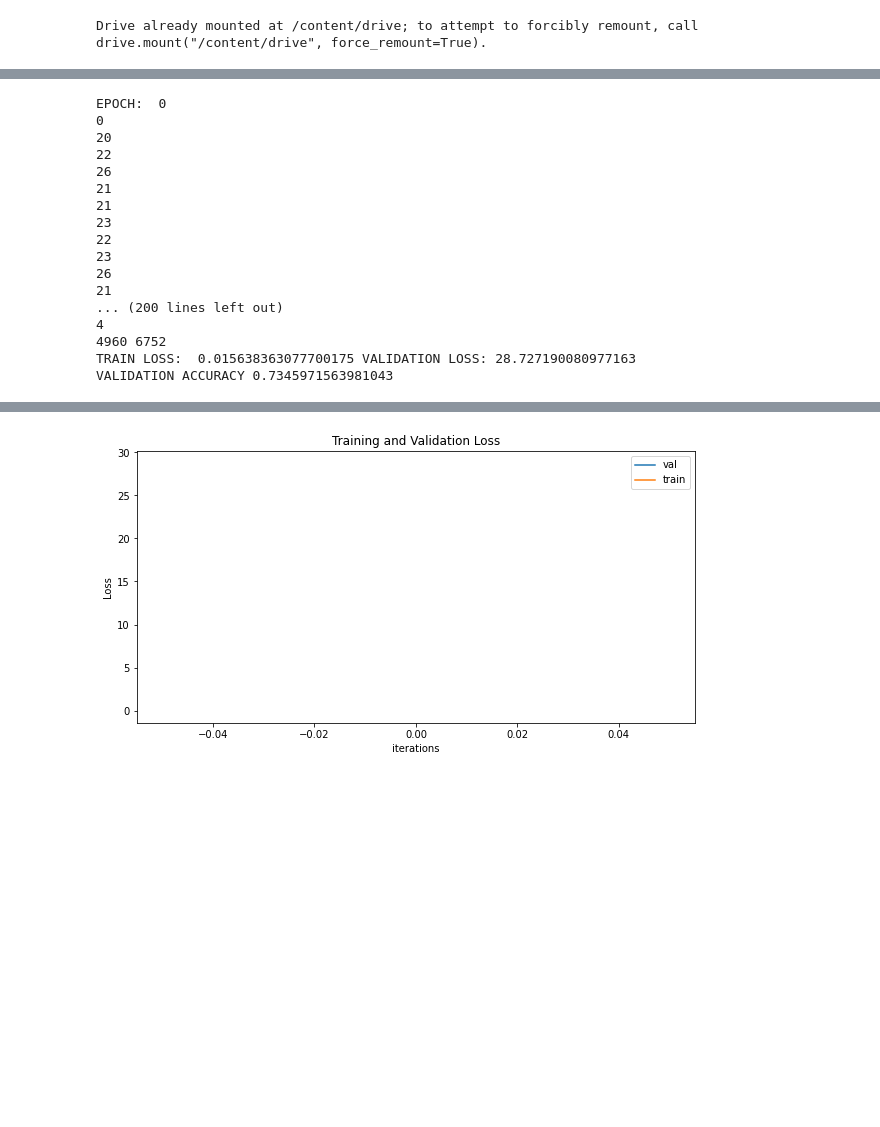
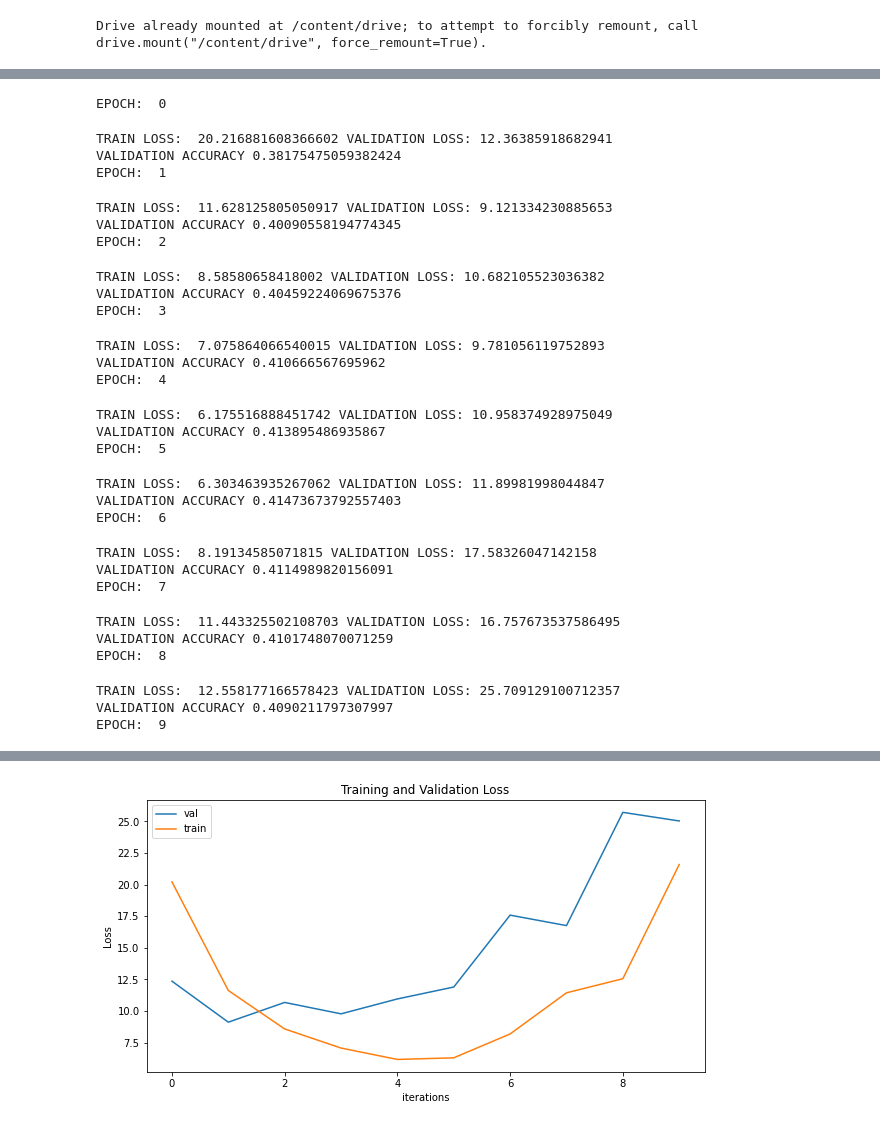
Before and after one commit to ankitbatra22/Gesture-Recognizer, a Jupyter notebook: gesture_detect.ipynb, the cells around one changed output, grey strips where cells are left out. Saved outputs shown, nothing was run; the diff lists cells and outputs as text; code cells hidden in the pictures; blank space fills up the shorter version.

```diff
--- a/gesture_detect.ipynb
+++ b/gesture_detect.ipynb
@@ -34,7 +48,7 @@ with open("./configs/config.json") as dataFile:
 save_dir = os.path.join(config["output_dir"], config["model_name"])
 
 transform = Compose([
-        #CenterCrop(100),
+        CenterCrop(100),
         #Resize(size=(300,300)),
         ToTensor()
         #Normalize(mean=[0.485, 0.456, 0.406],
@@ -73,18 +87,21 @@ val_loader = torch.utils.data.DataLoader(
     num_workers=config['num_workers'], pin_memory=True,
     drop_last=False)
 # %%
+from model import Net
+
 device = (torch.device('cuda') if torch.cuda.is_available()
 else torch.device('cpu'))
 print(torch.cuda.get_device_name(0))
 print(torch.cuda.is_available())
 
 net = Net()
+print(net)
 optimizer = torch.optim.SGD(net.parameters(), config['lr'],
                                 momentum=config['momentum'],
                                 weight_decay=config['weight_decay'])
 
 criterion = nn.CrossEntropyLoss(reduction='sum')
-EPOCHS = 1
+EPOCHS = 10
 # %% [output]
 Tesla P100-PCIE-16GB
 True
@@ -91,5 +123,6 @@ True
 # %%
 x = next(iter(val_loader))
+print(x[0].shape)
 
 NUM = 15
 
@@ -104,8 +137,8 @@ import matplotlib.pyplot as plt
 w = 12
 h = 12
 fig = plt.figure(figsize=(8, 8))
-columns = 6
-rows = 3
+columns = 8
+rows = 4
 
 for i in range(1, columns*rows):
     #img = np.random.randint(10, size=(h,w))
@@ -120,8 +155,9 @@ tensor(3)
 # %%
 import matplotlib.pyplot as plt
-
+from tqdm import tqdm
 
 net.cuda()
+torch.cuda.empty_cache()
 
 val_losses = []
 train_losses = []
@@ -134,8 +170,8 @@ for epoch in range(EPOCHS):
     net.train()
 
     print("EPOCH: ", epoch)
-    for i, (input, target) in enumerate(train_loader):
-      print(i)
+    for i, (input, target) in enumerate(tqdm(train_loader)):
+      #print(i)
       input, target = input.to(device = device), target.to(device = device)
       net.zero_grad()
       output = net(input)
@@ -145,7 +181,6 @@ for epoch in range(EPOCHS):
       loss.backward()
       optimizer.step()
       #print("LOSS", loss / 32)
-      break
 
     net.eval()
     validation_loss = 0.0
@@ -158,14 +193,14 @@ for epoch in range(EPOCHS):
         #print(torch.argmax(out, dim=1), truth)
         # [predictions] and [truth]
         matching = torch.eq(torch.argmax(out, dim=1), truth)
-        print(torch.sum(matching, dim=0).item())
+        #print(torch.sum(matching, dim=0).item())
         # [boolean array]
         correct += torch.sum(matching, dim=0).item()
         total += 32
         valLoss = criterion(out, truth)
         validation_loss += valLoss.item()
 
-    print(correct, total)
+    #print(correct, total)
     accuracy = correct / total
 
 
@@ -179,7 +214,8 @@ for epoch in range(EPOCHS):
     train_losses.append(train_loss)
     val_losses.append(validation_loss)
 
-    print("TRAIN LOSS: ", train_loss, "VALIDATION LOSS:", validation_loss)
+    print()
+    print("TRAIN LOSS: ", train_loss, "VALIDATION LOSS:", validation_loss, )
     print("VALIDATION ACCURACY", accuracy)
 
 
@@ -194,19 +230,30 @@ plt.legend()
 plt.show()
 # %% [output]
 EPOCH:  0
-0
-20
-22
-26
-21
-21
-23
-22
-23
-26
-21
-... (200 lines left out)
-4
-4960 6752
-TRAIN LOSS:  0.015638363077700175 VALIDATION LOSS: 28.727190080977163
-VALIDATION ACCURACY 0.7345971563981043
+TRAIN LOSS:  20.216881608366602 VALIDATION LOSS: 12.36385918682941
+VALIDATION ACCURACY 0.38175475059382424
+EPOCH:  1
+TRAIN LOSS:  11.628125805050917 VALIDATION LOSS: 9.121334230885653
+VALIDATION ACCURACY 0.40090558194774345
+EPOCH:  2
+TRAIN LOSS:  8.58580658418002 VALIDATION LOSS: 10.682105523036382
+VALIDATION ACCURACY 0.40459224069675376
+EPOCH:  3
+TRAIN LOSS:  7.075864066540015 VALIDATION LOSS: 9.781056119752893
+VALIDATION ACCURACY 0.410666567695962
+EPOCH:  4
+TRAIN LOSS:  6.175516888451742 VALIDATION LOSS: 10.958374928975049
+VALIDATION ACCURACY 0.413895486935867
+EPOCH:  5
+TRAIN LOSS:  6.303463935267062 VALIDATION LOSS: 11.89981998044847
+VALIDATION ACCURACY 0.41473673792557403
+EPOCH:  6
+TRAIN LOSS:  8.19134585071815 VALIDATION LOSS: 17.58326047142158
+VALIDATION ACCURACY 0.4114989820156091
+EPOCH:  7
+TRAIN LOSS:  11.443325502108703 VALIDATION LOSS: 16.757673537586495
+VALIDATION ACCURACY 0.4101748070071259
+EPOCH:  8
+TRAIN LOSS:  12.558177166578423 VALIDATION LOSS: 25.709129100712357
+VALIDATION ACCURACY 0.4090211797307997
+EPOCH:  9
@@ -213 +262 @@ VALIDATION ACCURACY 0.7345971563981043
-[figure, old version]
+[figure, new version]
```
Also changed, not shown: parts of 7 cells of this notebook.
